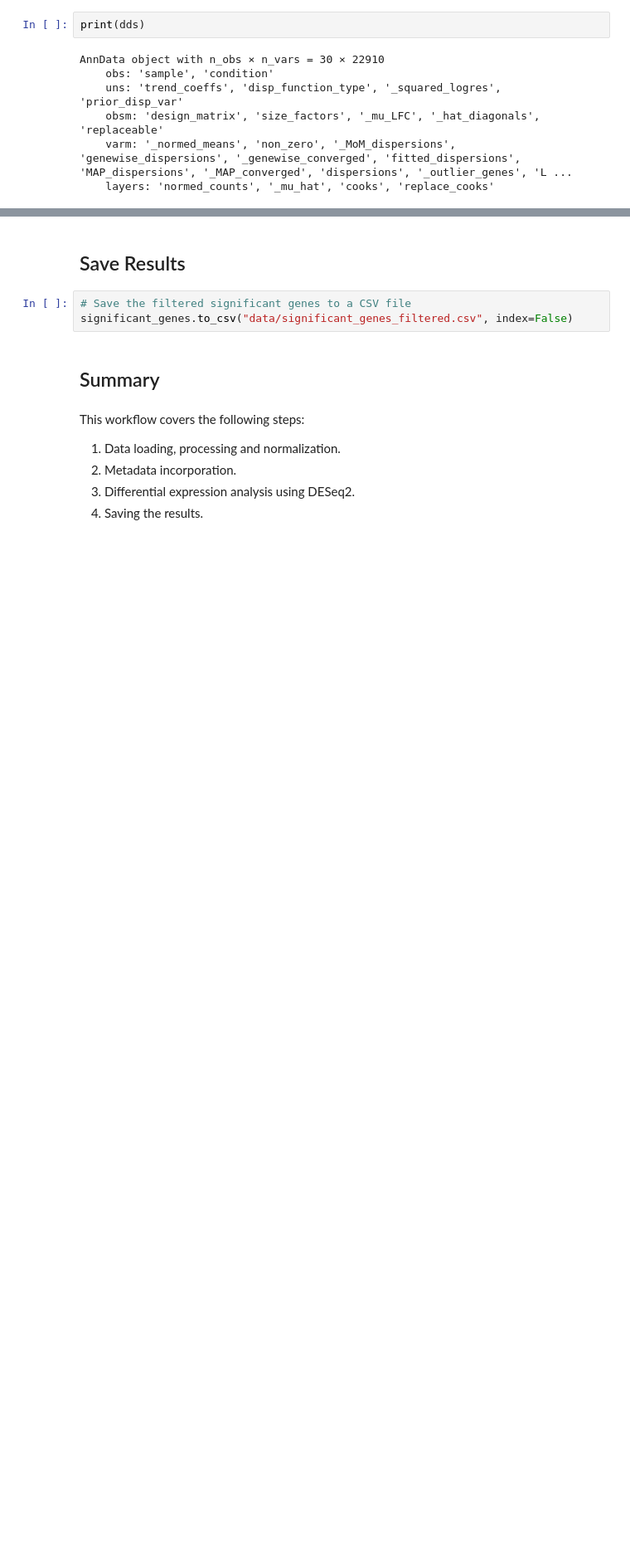
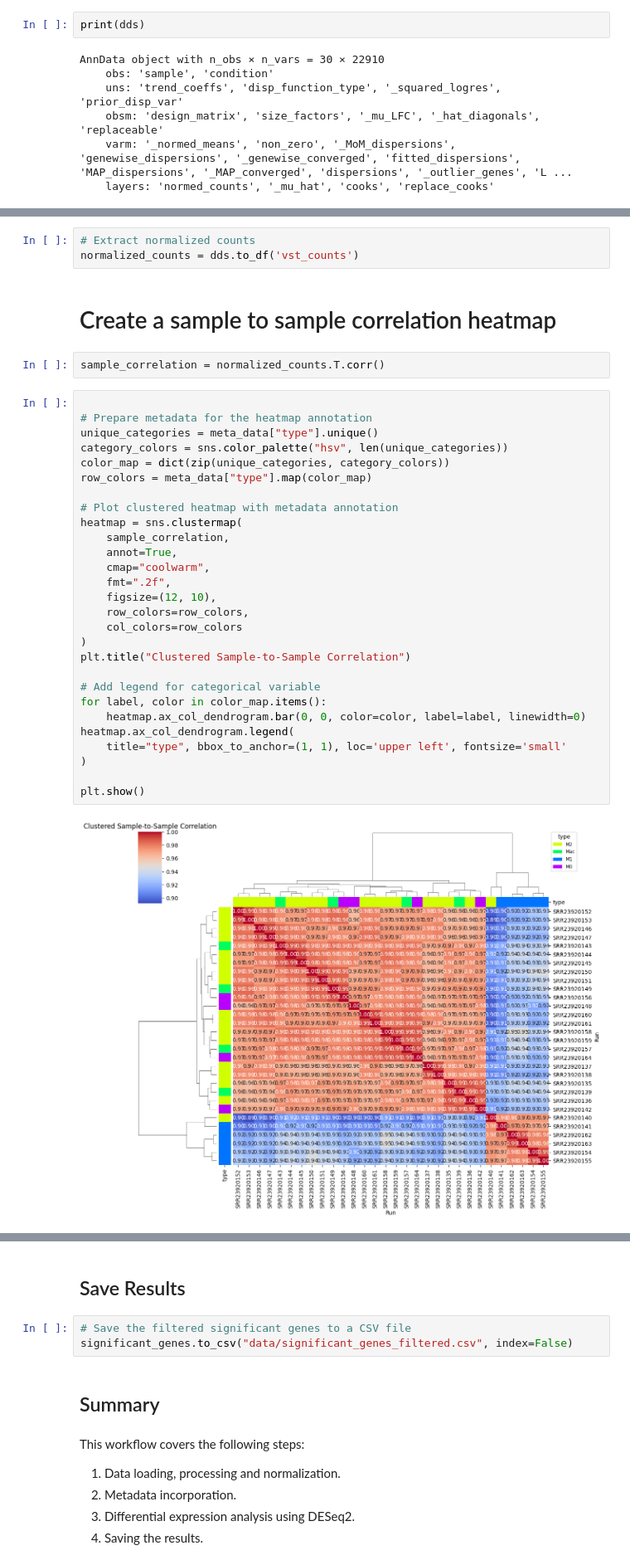
Before and after one commit to BMGLab/CrashCourses, a Jupyter notebook: Bulk_RNAseq_analysis_tutorial.ipynb, the cells around one changed output, grey strips where cells are left out. Shown at 83% size. Saved outputs shown, nothing was run; the diff lists cells and outputs as text; blank space fills up the shorter version.

Commit message:
added PCA and Sample2sample corr

```diff
--- a/Bulk_RNAseq_analysis_tutorial.ipynb
+++ b/Bulk_RNAseq_analysis_tutorial.ipynb
@@ -327,0 +317,37 @@ AnnData object with n_obs × n_vars = 30 × 22910
+# %%
+# Extract normalized counts
+normalized_counts = dds.to_df('vst_counts')
+# %% [markdown]
+# Create a sample to sample correlation heatmap
+# %%
+sample_correlation = normalized_counts.T.corr()
+# %%
+
+# Prepare metadata for the heatmap annotation
+unique_categories = meta_data["type"].unique()
+category_colors = sns.color_palette("hsv", len(unique_categories))
+color_map = dict(zip(unique_categories, category_colors))
+row_colors = meta_data["type"].map(color_map)
+
+# Plot clustered heatmap with metadata annotation
+heatmap = sns.clustermap(
+    sample_correlation,
+    annot=True,
+    cmap="coolwarm",
+    fmt=".2f",
+    figsize=(12, 10),
+    row_colors=row_colors,
+    col_colors=row_colors
+)
+plt.title("Clustered Sample-to-Sample Correlation")
+
+# Add legend for categorical variable
+for label, color in color_map.items():
+    heatmap.ax_col_dendrogram.bar(0, 0, color=color, label=label, linewidth=0)
+heatmap.ax_col_dendrogram.legend(
+    title="type", bbox_to_anchor=(1, 1), loc='upper left', fontsize='small'
+)
+
+plt.show()
+# %% [output]
+[figure, added]
```
Also changed, not shown: parts of 14 cells of this notebook.
